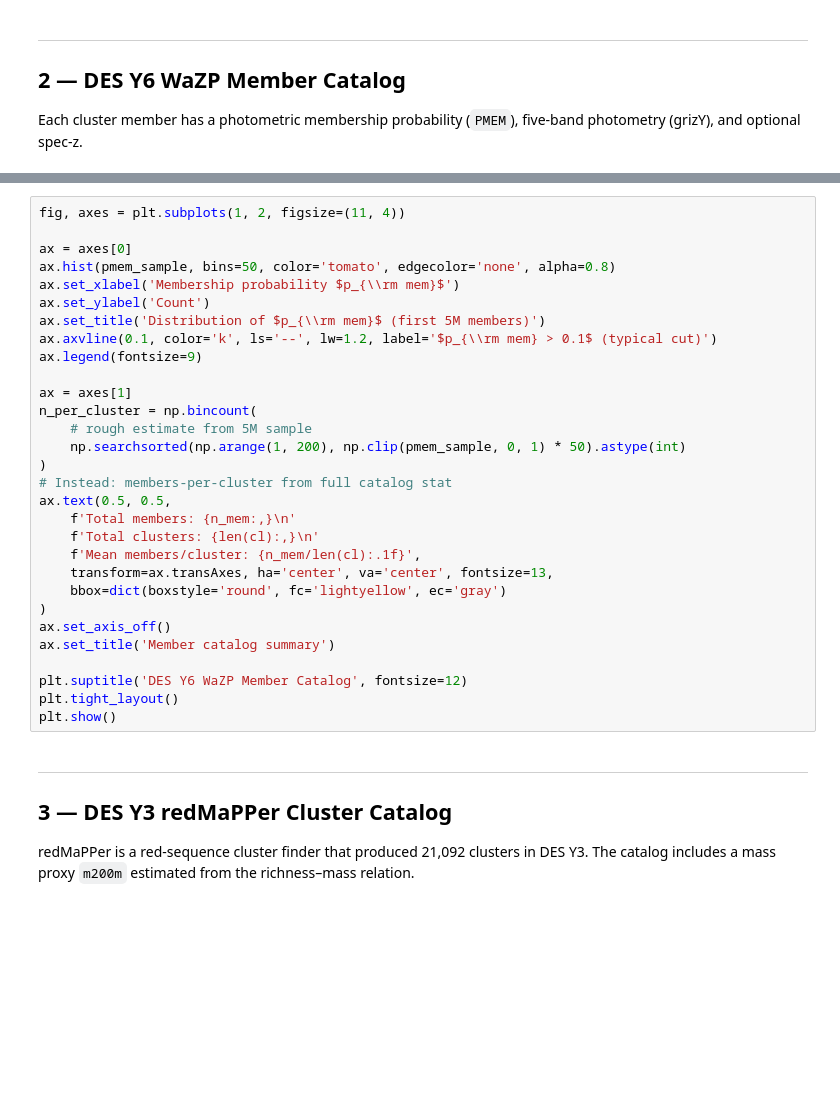
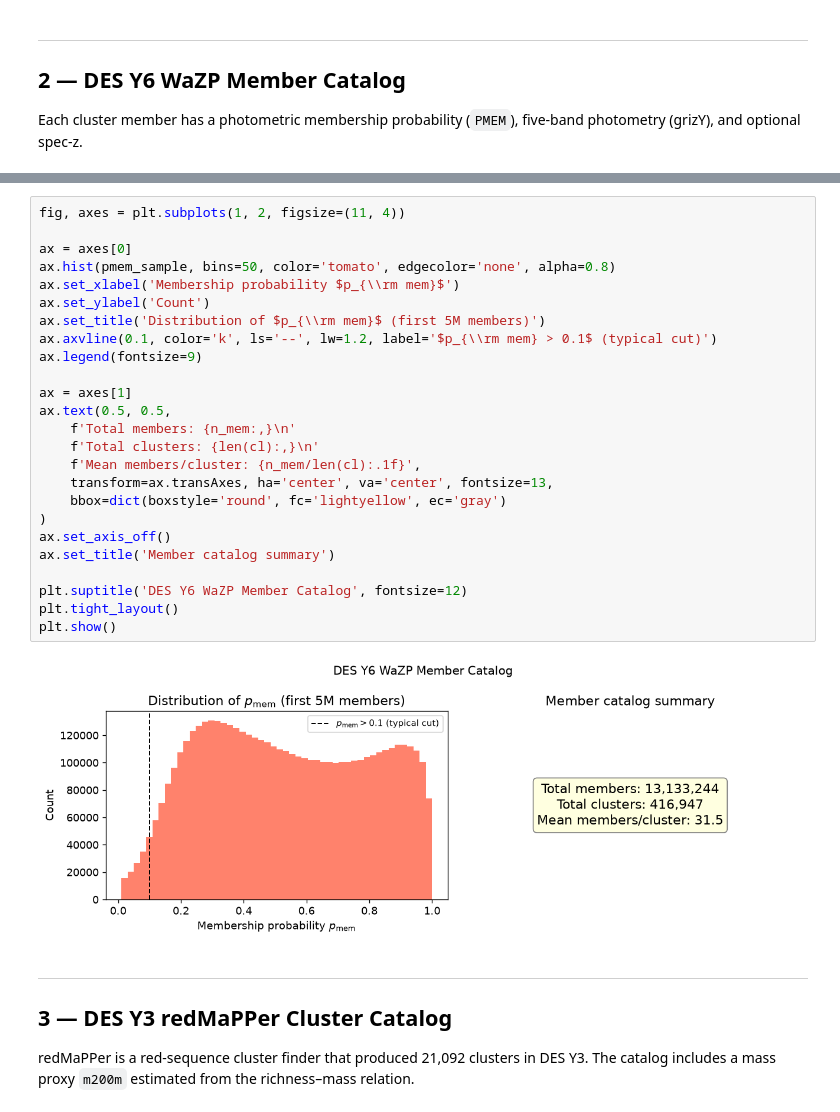
Before and after one commit to andrevitorelli/destacking, a Jupyter notebook: notebooks/data_exploration.ipynb, the cells around one changed output, grey strips where cells are left out. Drawn from its saved outputs; the diff is of its cells as text; blank space fills up the shorter version.

```diff
--- a/notebooks/data_exploration.ipynb
+++ b/notebooks/data_exploration.ipynb
@@ -236,33 +294,30 @@ for col in mem_cols:
 # %%
 fig, axes = plt.subplots(1, 2, figsize=(11, 4))
 
 ax = axes[0]
 ax.hist(pmem_sample, bins=50, color='tomato', edgecolor='none', alpha=0.8)
 ax.set_xlabel('Membership probability $p_{\\rm mem}$')
 ax.set_ylabel('Count')
 ax.set_title('Distribution of $p_{\\rm mem}$ (first 5M members)')
 ax.axvline(0.1, color='k', ls='--', lw=1.2, label='$p_{\\rm mem} > 0.1$ (typical cut)')
 ax.legend(fontsize=9)
 
 ax = axes[1]
-n_per_cluster = np.bincount(
-    # rough estimate from 5M sample
-    np.searchsorted(np.arange(1, 200), np.clip(pmem_sample, 0, 1) * 50).astype(int)
-)
-# Instead: members-per-cluster from full catalog stat
 ax.text(0.5, 0.5,
     f'Total members: {n_mem:,}\n'
     f'Total clusters: {len(cl):,}\n'
     f'Mean members/cluster: {n_mem/len(cl):.1f}',
     transform=ax.transAxes, ha='center', va='center', fontsize=13,
     bbox=dict(boxstyle='round', fc='lightyellow', ec='gray')
 )
 ax.set_axis_off()
 ax.set_title('Member catalog summary')
 
 plt.suptitle('DES Y6 WaZP Member Catalog', fontsize=12)
 plt.tight_layout()
 plt.show()
+# %% [output]
+[figure, added]
 # %% [markdown]
 ---
 ## 3 — DES Y3 redMaPPer Cluster Catalog
```
Also changed, not shown: parts of 16 cells of this notebook.
